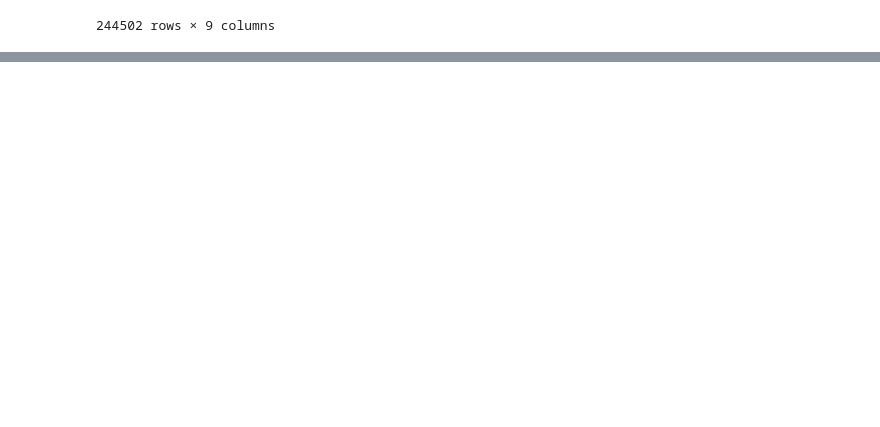
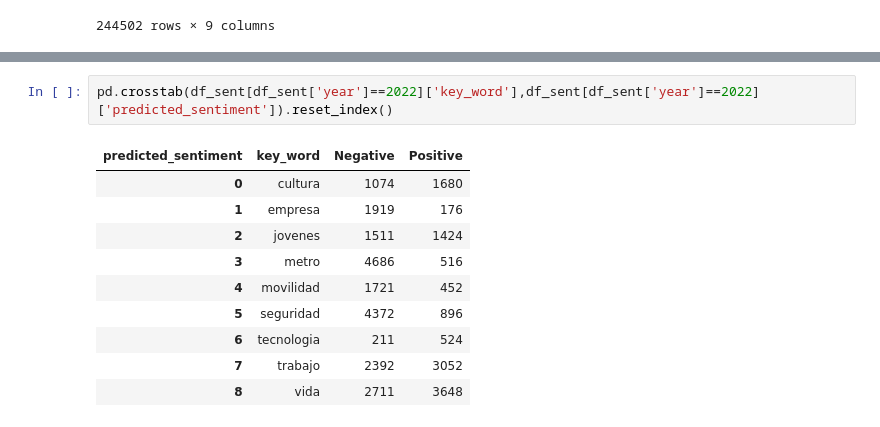
Before and after one commit to GDLPLearning/Sentiment-Analysis-for-the-MDP, a Jupyter notebook: notebooks/Exploratory/6-evaluation.ipynb, the cells around one changed output, grey strips where cells are left out. Saved outputs shown, nothing was run; the diff lists cells and outputs as text; blank space fills up the shorter version.

```diff
--- a/notebooks/Exploratory/6-evaluation.ipynb
+++ b/notebooks/Exploratory/6-evaluation.ipynb
@@ -102,0 +131,13 @@ lr_model_all.predict_proba(vectorizer.transform(['Odio la película']))[0,1]
+# %%
+pd.crosstab(df_sent[df_sent['year']==2022]['key_word'],df_sent[df_sent['year']==2022]['predicted_sentiment']).reset_index()
+# %% [output]
+| predicted_sentiment | key_word | Negative | Positive |
+| 0 | cultura | 1074 | 1680 |
+| 1 | empresa | 1919 | 176 |
+| 2 | jovenes | 1511 | 1424 |
+| 3 | metro | 4686 | 516 |
+| 4 | movilidad | 1721 | 452 |
+| 5 | seguridad | 4372 | 896 |
+| 6 | tecnologia | 211 | 524 |
+| 7 | trabajo | 2392 | 3052 |
+| 8 | vida | 2711 | 3648 |
```
Also changed, not shown: parts of 8 cells of this notebook, 2 other files.
